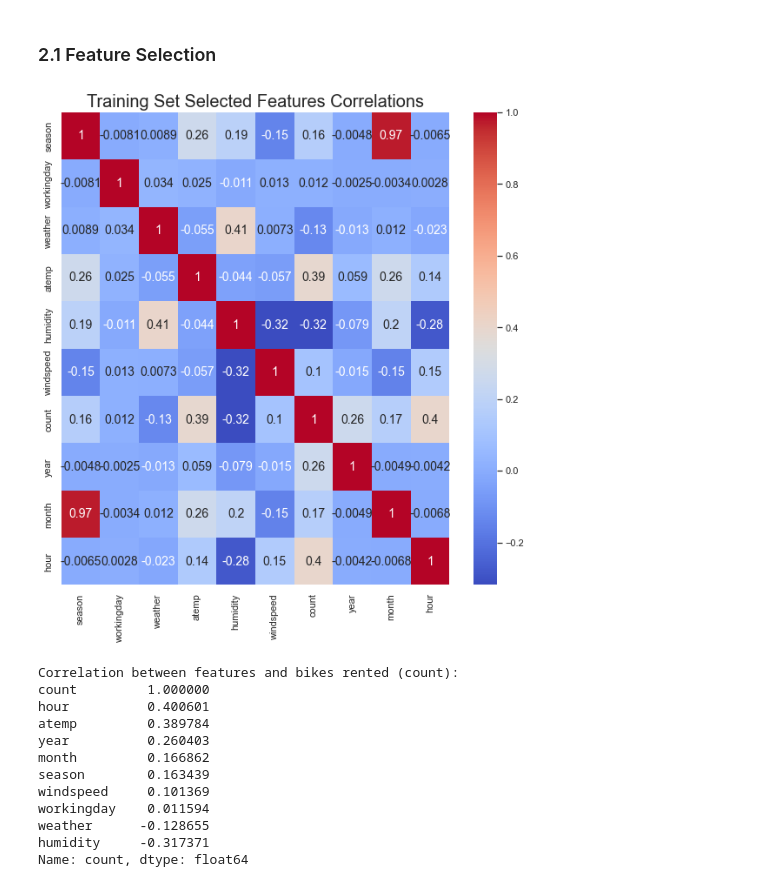
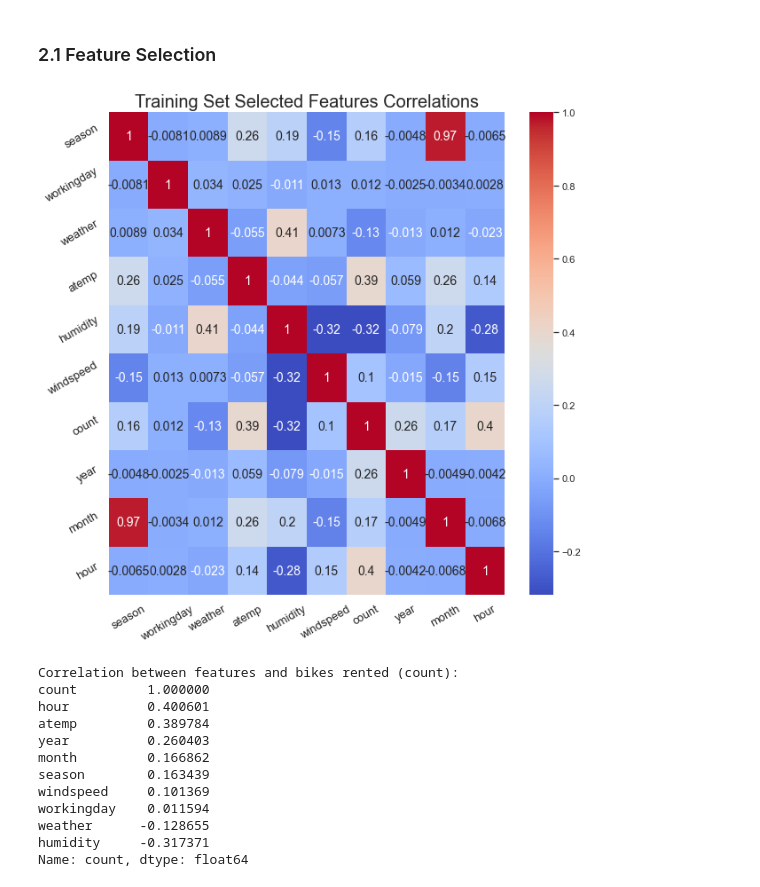
Before and after one commit to dzhub2/datascience_portfolio, a Jupyter notebook: kaggle_bike_rental/bike_project.ipynb, the cells around one changed output. Cells and saved outputs as stored; diff of their text form; code cells hidden in the pictures.

```diff
--- a/kaggle_bike_rental/bike_project.ipynb
+++ b/kaggle_bike_rental/bike_project.ipynb
@@ -187,12 +197,14 @@ data = data.drop(columns=['holiday', 'registered', 'casual', 'temp', 'day'], axi
 # %%
 # feature correlation heatmap
 fig, ax = plt.subplots(figsize=(10, 10))
 
-sns.heatmap(data.corr(), annot=True, square=False, cmap='coolwarm', annot_kws={'size': 14})
+map = sns.heatmap(data.corr(), annot=True, square=False, cmap='coolwarm', annot_kws={'rotation': 0, 'size': 14})
 ax.set_title('Training Set Selected Features Correlations', size=20)
+map.set_yticklabels(map.get_yticklabels(), rotation = 30, fontsize = 13)
+map.set_xticklabels(map.get_yticklabels(), rotation = 30, fontsize = 13)
 plt.show()
 # %% [output]
-[figure, old version]
+[figure, new version]
 # %%
 print('Correlation between features and bikes rented (count):')
 print(data.corr()['count'].sort_values(ascending=False))
```
Also changed, not shown: parts of 29 cells of this notebook, 3 other files.
